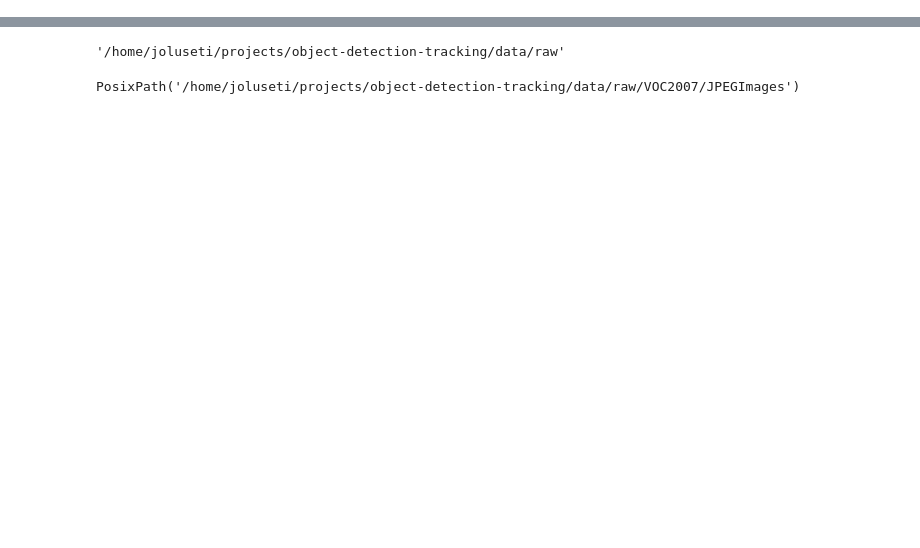
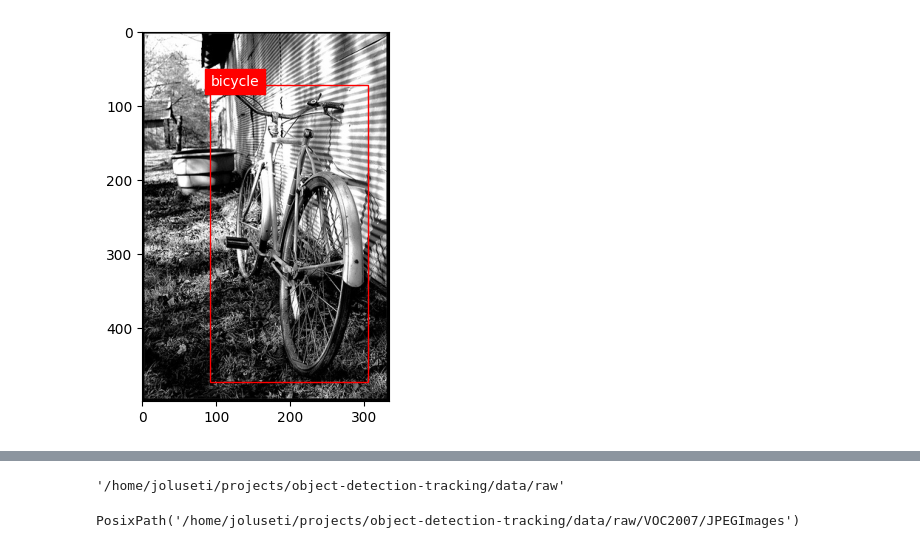
Before and after one commit to mayowaolu/object-tracking, a Jupyter notebook: notebooks/dev.ipynb, the cells around one changed output, grey strips where cells are left out. Saved outputs shown, nothing was run; the diff lists cells and outputs as text; code cells hidden in the pictures; blank space fills up the shorter version.

```diff
--- a/notebooks/dev.ipynb
+++ b/notebooks/dev.ipynb
@@ -41,3 +55,19 @@ image = cv.imread(image_path)
+# %%
+# Create a figure and axes for visualization
+fig, ax = plt.subplots(1)
+ax.imshow(image)
+
+# Draw bounding boxes
+for obj in objects:
+    xmin, ymin, xmax, ymax = obj["bbox"]
+    rect = patches.Rectangle((xmin, ymin), xmax - xmin, ymax - ymin, linewidth=1, edgecolor="r", facecolor="none")
+    ax.add_patch(rect)
+    ax.text(xmin, ymin, obj["class"], color="white", fontsize=10, backgroundcolor="red")
+
+plt.grid(False)
+plt.show()
+# %% [output]
+[figure, added]
 # %%
 # Create a figure and axes for visualization
 fig, ax = plt.subplots(1)
```
Also changed, not shown: parts of 33 cells of this notebook.
